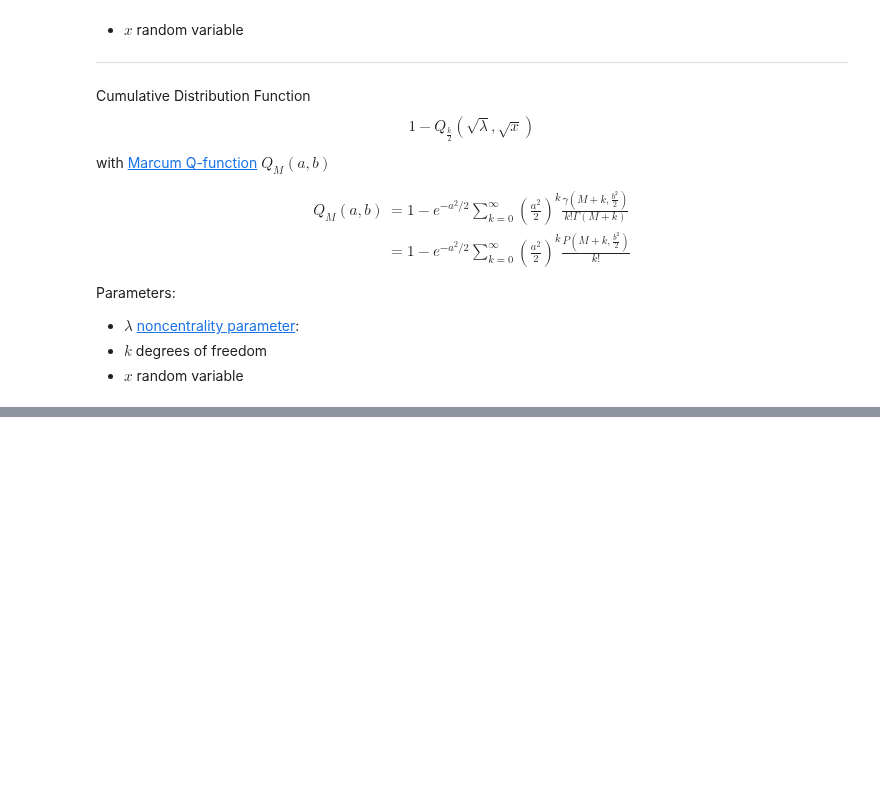
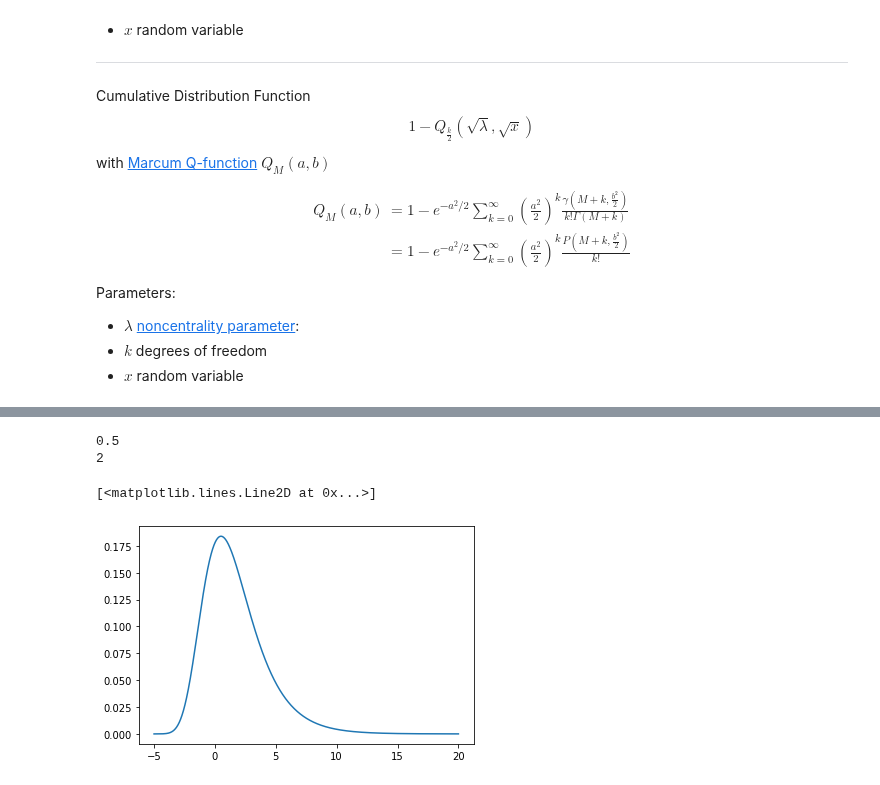
Before and after one commit to adeeconometrics/literate-programming, a Jupyter notebook: Probability_Distributions_Continuous.ipynb, the cells around one changed output, grey strips where cells are left out. Saved outputs shown, nothing was run; the diff lists cells and outputs as text; code cells hidden in the pictures; blank space fills up the shorter version.

```diff
--- a/Probability_Distributions_Continuous.ipynb
+++ b/Probability_Distributions_Continuous.ipynb
@@ -582,0 +629,19 @@ Parameters:
+# %%
+mu = float(input())
+beta = float(input())
+# %% [output]
+0.5
+2
+# %%
+def gumbell_pdf(mu, beta, x):
+    z = (x-mu)/beta
+    return (1/beta)*np.exp(-z-np.exp(-z))
+# %%
+# plot pdf
+x = np.linspace(-5, 20, 10000)
+y_g_pdf=np.array([gumbell_pdf(mu, beta, i) for i in x])
+
+plt.plot(x, y_g_pdf)
+# %% [output]
+[<matplotlib.lines.Line2D at 0x...>]
+[figure, added]
```
Also changed, not shown: parts of 73 cells of this notebook.
